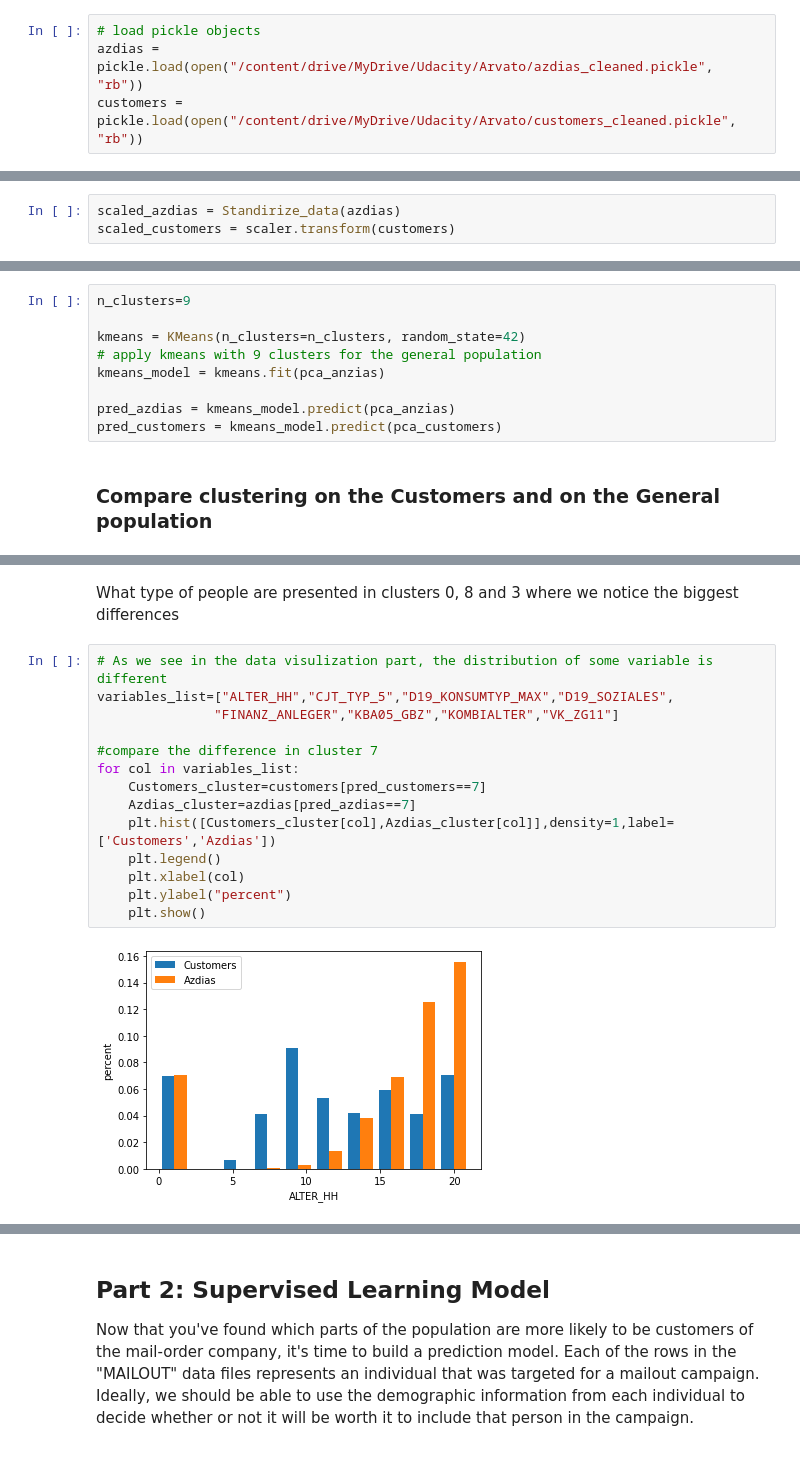
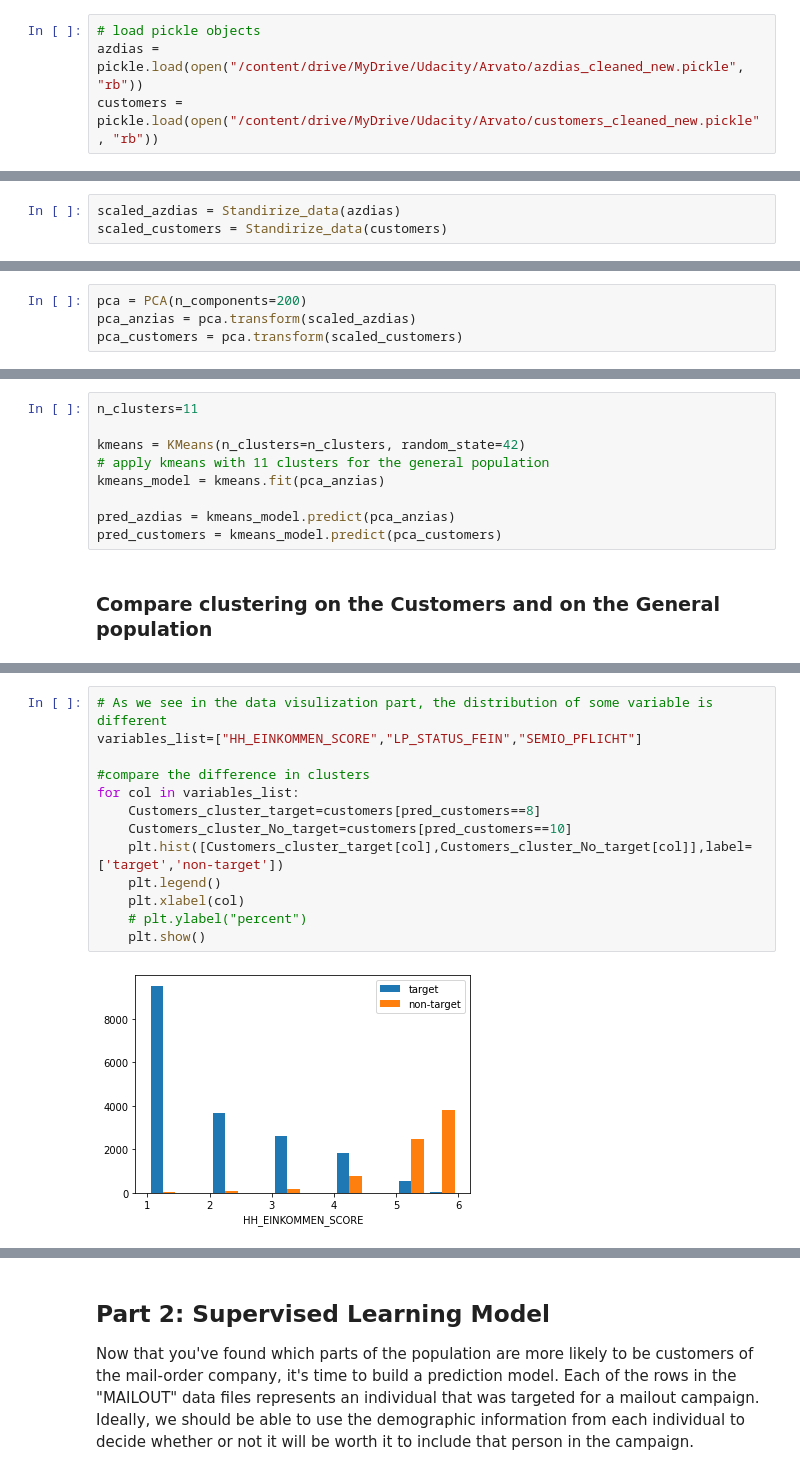
Before and after one commit to Evaggelou/Arvato-Project-, a Jupyter notebook: Arvato_Project_Workbook.ipynb, the cells around one changed output, grey strips where cells are left out. Drawn from its saved outputs; the diff is of its cells as text.

```diff
--- a/Arvato_Project_Workbook.ipynb
+++ b/Arvato_Project_Workbook.ipynb
@@ -535,8 +512,8 @@ pickle.dump(customers, open("/content/drive/MyDrive/Udacity/Arvato/customers_cle
 The main bulk of your analysis will come in this part of the project. Here, you should use unsupervised learning techniques to describe the relationship between the demographics of the company's existing customers and the general population of Germany. By the end of this part, you should be able to describe parts of the general population that are more likely to be part of the mail-order company's main customer base, and which parts of the general population are less so.
 # %%
 # load pickle objects
-azdias = pickle.load(open("/content/drive/MyDrive/Udacity/Arvato/azdias_cleaned.pickle", "rb"))
-customers = pickle.load(open("/content/drive/MyDrive/Udacity/Arvato/customers_cleaned.pickle", "rb"))
+azdias = pickle.load(open("/content/drive/MyDrive/Udacity/Arvato/azdias_cleaned_new.pickle", "rb"))
+customers = pickle.load(open("/content/drive/MyDrive/Udacity/Arvato/customers_cleaned_new.pickle", "rb"))
 # %%
 azdias.head()
 # %% [output]
@@ -563,4 +540,4 @@ def Standirize_data(df):
     return df_scaled
 # %%
 scaled_azdias = Standirize_data(azdias)
-scaled_customers = scaler.transform(customers)
+scaled_customers = Standirize_data(customers)
@@ -622,3 +576,7 @@ pca_customers = PCA_data(customers_scaled)
+# %%
+pca = PCA(n_components=200)
+pca_anzias = pca.transform(scaled_azdias)
+pca_customers = pca.transform(scaled_customers)
 # %% [markdown]
 ##### plot PCA weights
 # %%
@@ -838,8 +648,8 @@ plt.show()
 # %%
-n_clusters=9
+n_clusters=11
 
 kmeans = KMeans(n_clusters=n_clusters, random_state=42)
-# apply kmeans with 9 clusters for the general population
+# apply kmeans with 11 clusters for the general population
 kmeans_model = kmeans.fit(pca_anzias)
 
 pred_azdias = kmeans_model.predict(pca_anzias)
@@ -894,18 +704,15 @@ plt.show()
-# %% [markdown]
-What type of people are presented in clusters 0, 8 and 3 where we notice the biggest differences
 # %%
 # As we see in the data visulization part, the distribution of some variable is different
-variables_list=["ALTER_HH","CJT_TYP_5","D19_KONSUMTYP_MAX","D19_SOZIALES",
-               "FINANZ_ANLEGER","KBA05_GBZ","KOMBIALTER","VK_ZG11"]
+variables_list=["HH_EINKOMMEN_SCORE","LP_STATUS_FEIN","SEMIO_PFLICHT"]
 
-#compare the difference in cluster 7
+#compare the difference in clusters
 for col in variables_list:
-    Customers_cluster=customers[pred_customers==7]
-    Azdias_cluster=azdias[pred_azdias==7]
-    plt.hist([Customers_cluster[col],Azdias_cluster[col]],density=1,label=['Customers','Azdias'])
+    Customers_cluster_target=customers[pred_customers==8]
+    Customers_cluster_No_target=customers[pred_customers==10]
+    plt.hist([Customers_cluster_target[col],Customers_cluster_No_target[col]],label=['target','non-target'])
     plt.legend()
     plt.xlabel(col)
-    plt.ylabel("percent")
+    # plt.ylabel("percent")
     plt.show()
 # %% [output]
-[figure, old version]
+[figure, new version]
```
Also changed, not shown: parts of 45 cells of this notebook.
